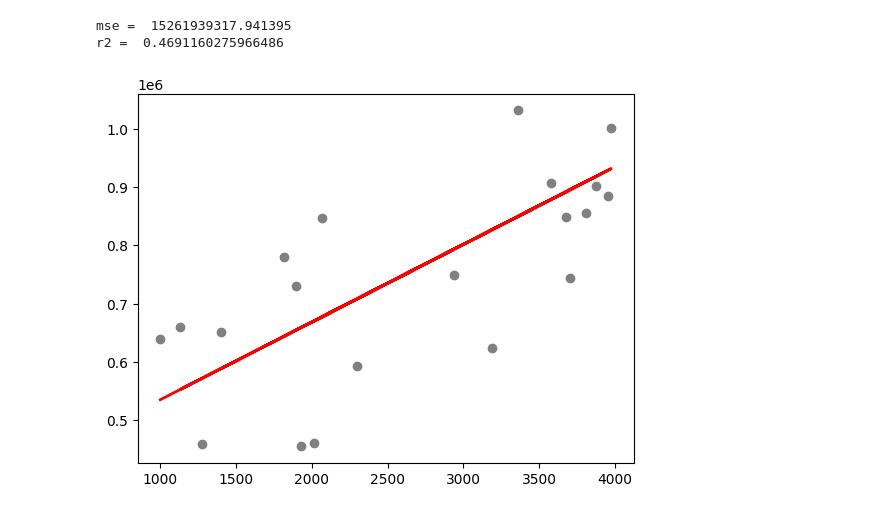
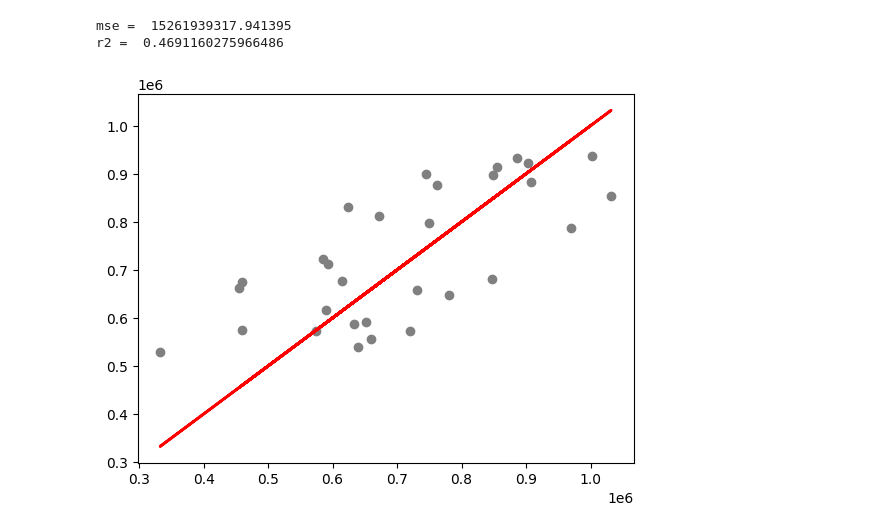
Before and after one commit to sina-safa/Linear-regression, a Jupyter notebook: Linear regression.ipynb, the cells around one changed output. Drawn from its saved outputs; the diff is of its cells as text; code cells hidden in the pictures.

```diff
--- a/Linear regression.ipynb
+++ b/Linear regression.ipynb
@@ -63,8 +64,10 @@ mse =  15261939317.941395
 r2 =  0.4691160275966486
 # %%
 #Plot the regression model line
-plt.scatter(X_test,Y_test, color= 'grey')
-plt.plot(X_test, Y_pred, color= 'red', linewidth= 2)
+#plt.scatter(X_test,Y_test, color= 'grey')
+#plt.plot(X_test, Y_pred, color= 'red', linewidth= 2)
+plt.scatter(Y_test, Y_pred, color='grey')  # Corrected: Use Y_test and Y_pred for the scatter plot
+plt.plot(Y_test, Y_test, color='red', linewidth=2)
 plt.show()
 # %% [output]
-[figure, old version]
+[figure, new version]
```
Also changed, not shown: parts of 1 cell of this notebook.
